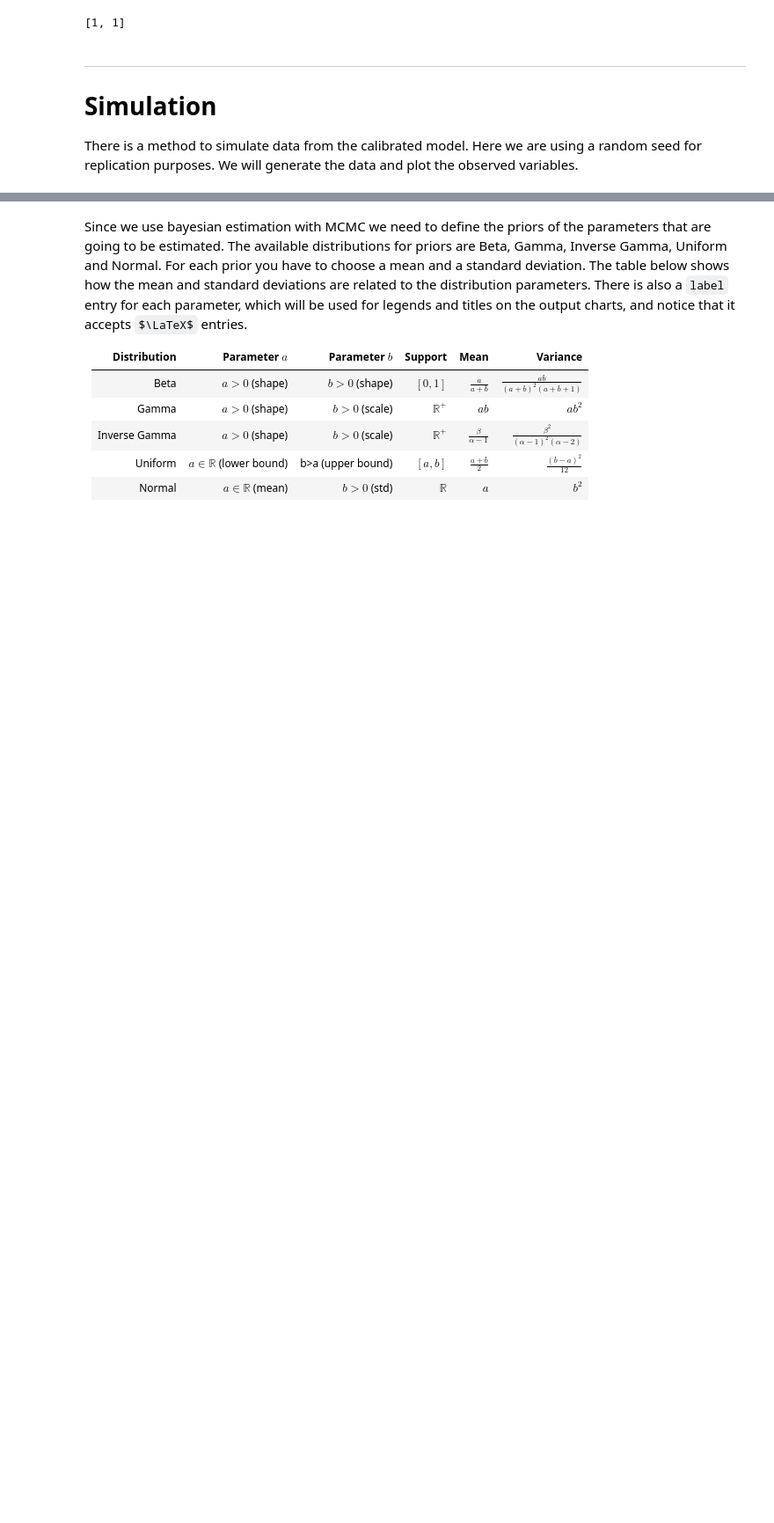
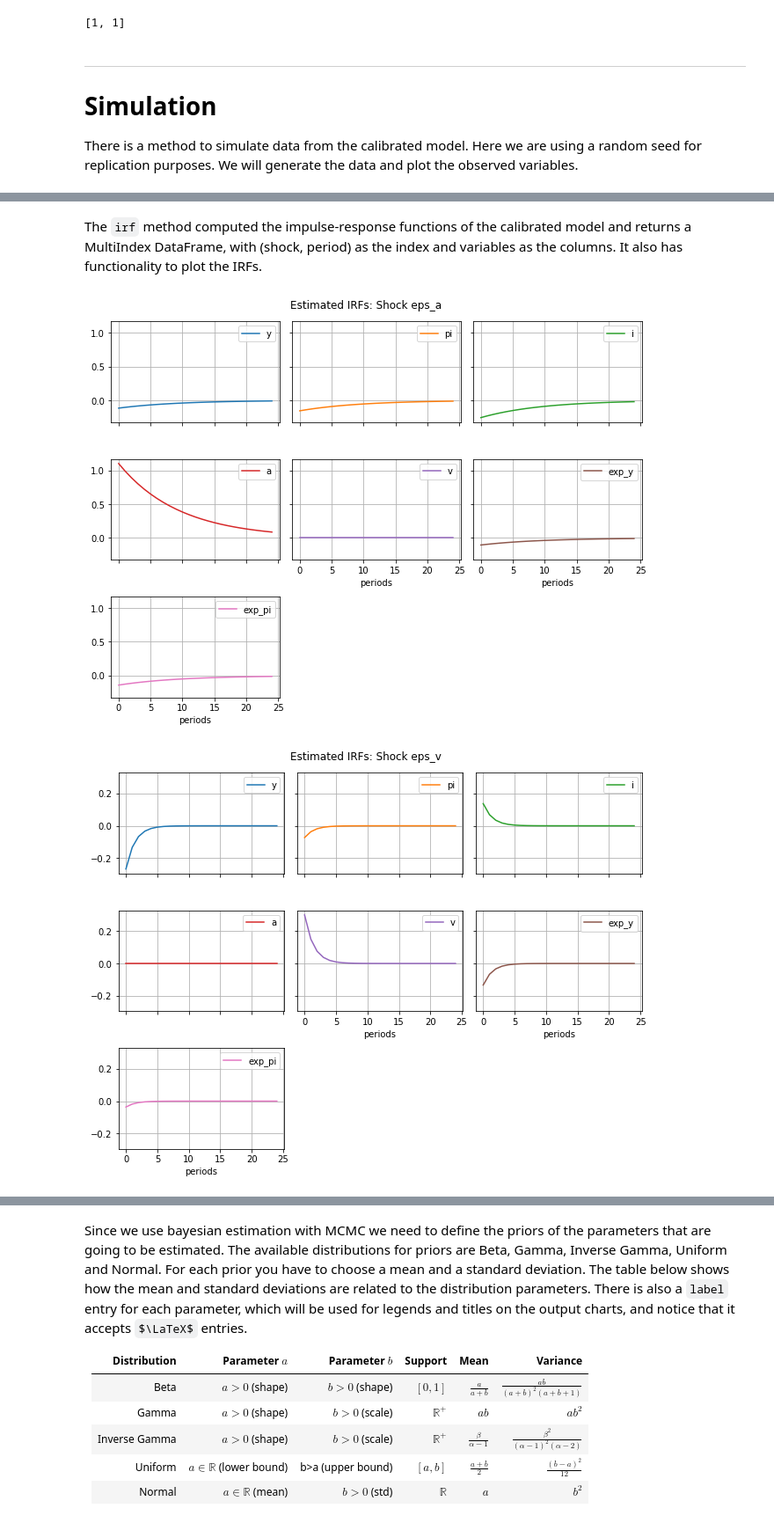
Before and after one commit to gusamarante/dsgepy, a Jupyter notebook: Example/example_snkm.ipynb, the cells around one changed output, grey strips where cells are left out. Shown: that part at 88% size. Drawn from its saved outputs; the diff is of its cells as text; code cells hidden in the pictures; some formulas as TeX source; blank space fills up the shorter version.

```diff
--- a/Example/example_snkm.ipynb
+++ b/Example/example_snkm.ipynb
@@ -186,0 +191,7 @@ df_obs.plot(figsize=(15, 9))
+# %% [markdown]
+The `irf` method computed the impulse-response functions of the calibrated model and returns a MultiIndex DataFrame, with (shock, period) as the index and variables as the columns. It also has functionality to plot the IRFs.
+# %%
+df_irf = dsge_simul.irf(periods=24, show_charts=True)
+# %% [output]
+[figure, added]
+[figure, added]
```
Also changed, not shown: parts of 17 cells of this notebook, 2 other files.
